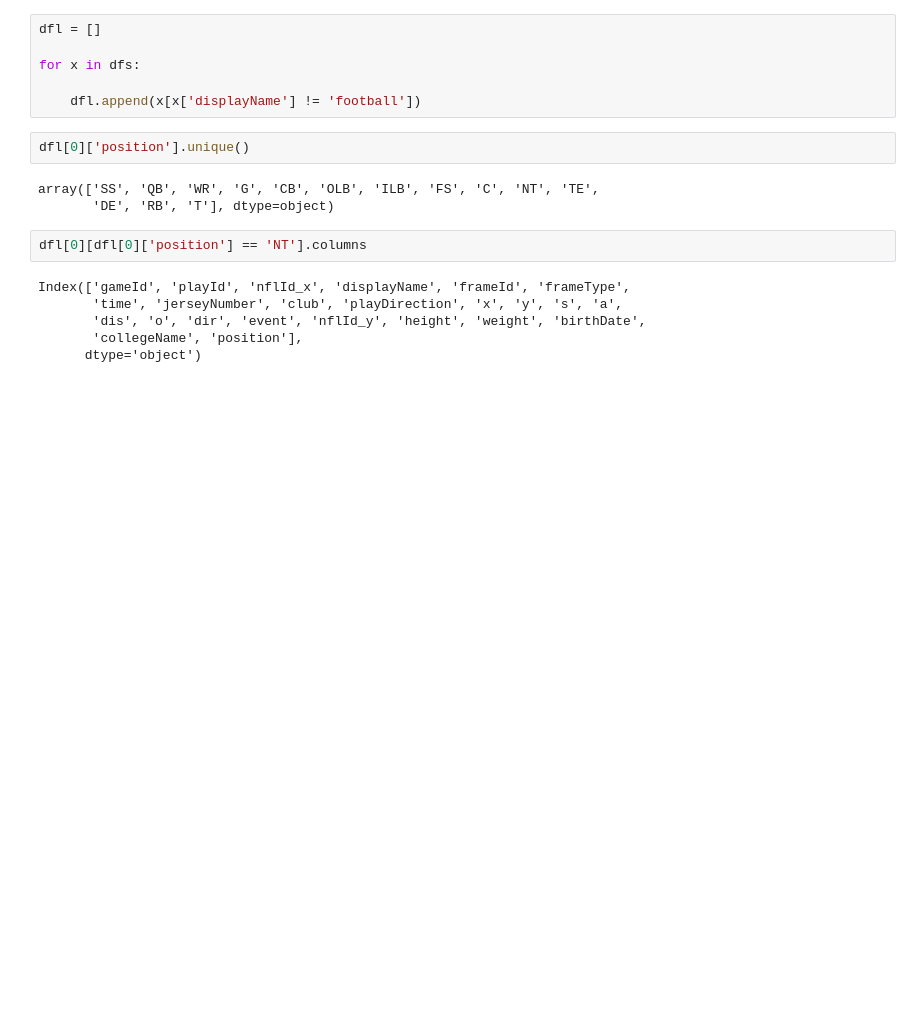
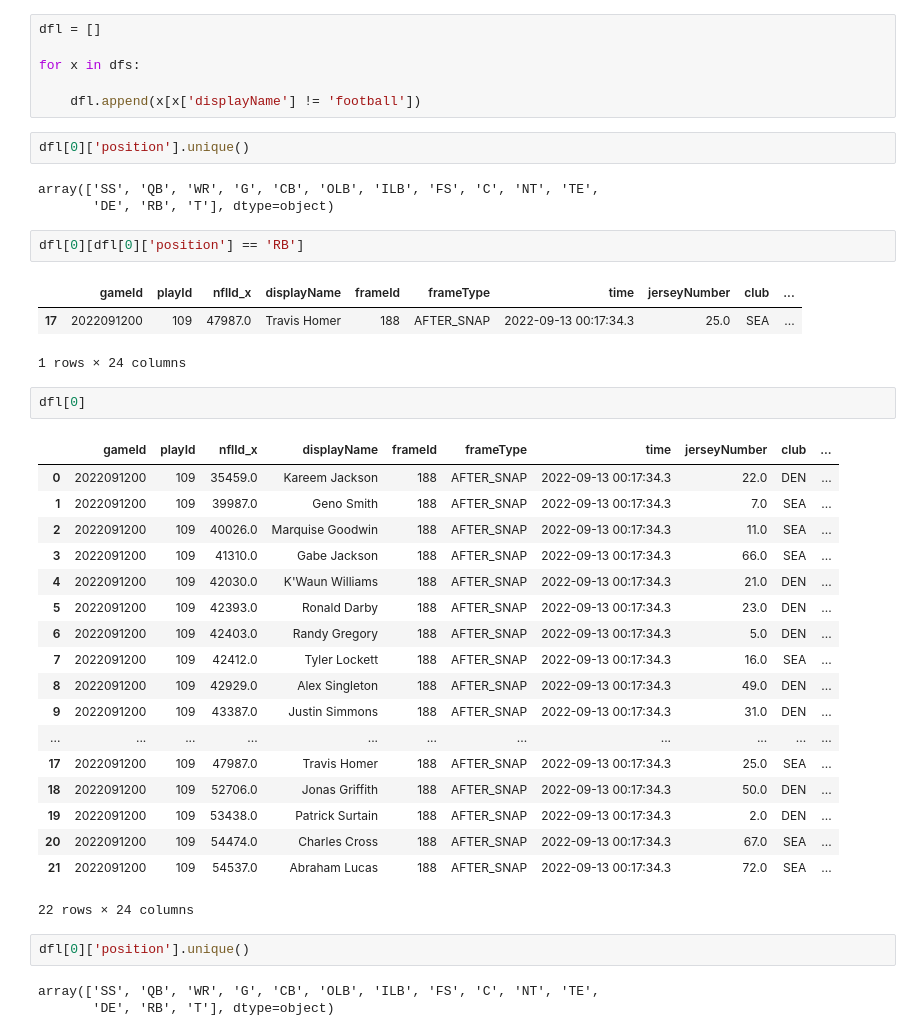
Before and after one commit to akannan05/nfl-data-bowl-25, a Jupyter notebook: Data Exploration.ipynb, the cells around one changed output. Cells and saved outputs as stored; diff of their text form; blank space fills up the shorter version.

```diff
--- a/Data Exploration.ipynb
+++ b/Data Exploration.ipynb
@@ -147,10 +147,34 @@ dfl[0]['position'].unique()
 array(['SS', 'QB', 'WR', 'G', 'CB', 'OLB', 'ILB', 'FS', 'C', 'NT', 'TE',
        'DE', 'RB', 'T'], dtype=object)
 # %%
-dfl[0][dfl[0]['position'] == 'NT'].columns
+dfl[0][dfl[0]['position'] == 'RB']
 # %% [output]
+|  | gameId | playId | nflId_x | displayName | frameId | frameType | time | jerseyNumber | club | ... |
+| 17 | 2022091200 | 109 | 47987.0 | Travis Homer | 188 | AFTER_SNAP | 2022-09-13 00:17:34.3 | 25.0 | SEA | ... |
-Index(['gameId', 'playId', 'nflId_x', 'displayName', 'frameId', 'frameType',
-       'time', 'jerseyNumber', 'club', 'playDirection', 'x', 'y', 's', 'a',
-       'dis', 'o', 'dir', 'event', 'nflId_y', 'height', 'weight', 'birthDate',
-       'collegeName', 'position'],
-      dtype='object')
+1 rows × 24 columns
+# %%
+dfl[0]
+# %% [output]
+|  | gameId | playId | nflId_x | displayName | frameId | frameType | time | jerseyNumber | club | ... |
+| 0 | 2022091200 | 109 | 35459.0 | Kareem Jackson | 188 | AFTER_SNAP | 2022-09-13 00:17:34.3 | 22.0 | DEN | ... |
+| 1 | 2022091200 | 109 | 39987.0 | Geno Smith | 188 | AFTER_SNAP | 2022-09-13 00:17:34.3 | 7.0 | SEA | ... |
+| 2 | 2022091200 | 109 | 40026.0 | Marquise Goodwin | 188 | AFTER_SNAP | 2022-09-13 00:17:34.3 | 11.0 | SEA | ... |
+| 3 | 2022091200 | 109 | 41310.0 | Gabe Jackson | 188 | AFTER_SNAP | 2022-09-13 00:17:34.3 | 66.0 | SEA | ... |
+| 4 | 2022091200 | 109 | 42030.0 | K'Waun Williams | 188 | AFTER_SNAP | 2022-09-13 00:17:34.3 | 21.0 | DEN | ... |
+| 5 | 2022091200 | 109 | 42393.0 | Ronald Darby | 188 | AFTER_SNAP | 2022-09-13 00:17:34.3 | 23.0 | DEN | ... |
+| 6 | 2022091200 | 109 | 42403.0 | Randy Gregory | 188 | AFTER_SNAP | 2022-09-13 00:17:34.3 | 5.0 | DEN | ... |
+| 7 | 2022091200 | 109 | 42412.0 | Tyler Lockett | 188 | AFTER_SNAP | 2022-09-13 00:17:34.3 | 16.0 | SEA | ... |
+| 8 | 2022091200 | 109 | 42929.0 | Alex Singleton | 188 | AFTER_SNAP | 2022-09-13 00:17:34.3 | 49.0 | DEN | ... |
+| 9 | 2022091200 | 109 | 43387.0 | Justin Simmons | 188 | AFTER_SNAP | 2022-09-13 00:17:34.3 | 31.0 | DEN | ... |
+| ... | ... | ... | ... | ... | ... | ... | ... | ... | ... | ... |
+| 17 | 2022091200 | 109 | 47987.0 | Travis Homer | 188 | AFTER_SNAP | 2022-09-13 00:17:34.3 | 25.0 | SEA | ... |
+| 18 | 2022091200 | 109 | 52706.0 | Jonas Griffith | 188 | AFTER_SNAP | 2022-09-13 00:17:34.3 | 50.0 | DEN | ... |
+| 19 | 2022091200 | 109 | 53438.0 | Patrick Surtain | 188 | AFTER_SNAP | 2022-09-13 00:17:34.3 | 2.0 | DEN | ... |
+| 20 | 2022091200 | 109 | 54474.0 | Charles Cross | 188 | AFTER_SNAP | 2022-09-13 00:17:34.3 | 67.0 | SEA | ... |
+| 21 | 2022091200 | 109 | 54537.0 | Abraham Lucas | 188 | AFTER_SNAP | 2022-09-13 00:17:34.3 | 72.0 | SEA | ... |
+22 rows × 24 columns
+# %%
+dfl[0]['position'].unique()
+# %% [output]
+array(['SS', 'QB', 'WR', 'G', 'CB', 'OLB', 'ILB', 'FS', 'C', 'NT', 'TE',
+       'DE', 'RB', 'T'], dtype=object)
```
Also changed, not shown: parts of 13 cells of this notebook.
